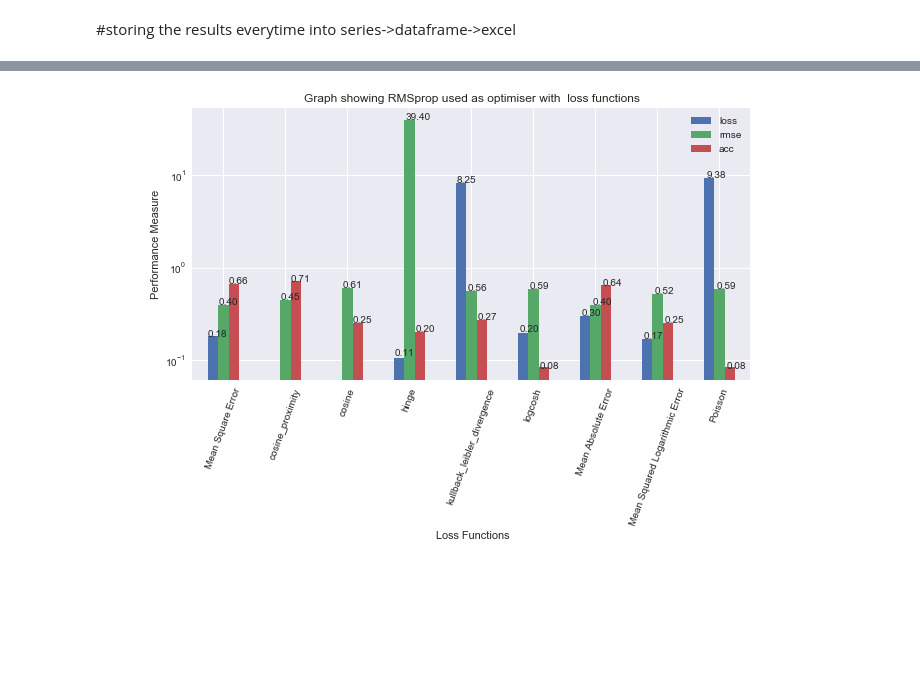
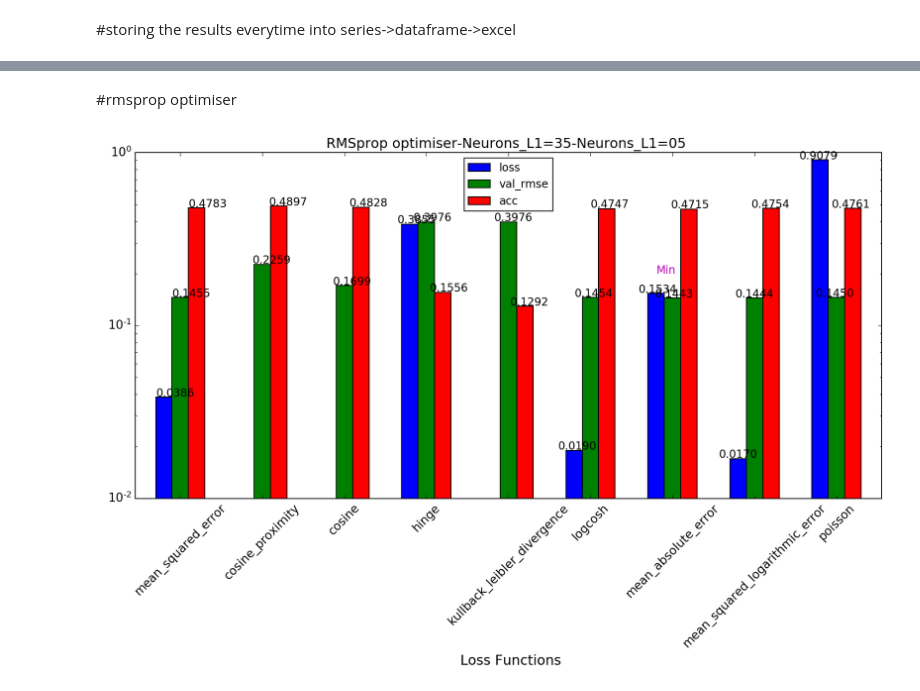
Before and after one commit to Iamrahi/Traffic-Flow-Prediction, a Jupyter notebook: LSTM Flow Function Optimisation Model.ipynb, the cells around one changed output, grey strips where cells are left out. Drawn from its saved outputs; the diff is of its cells as text; code cells hidden in the pictures; blank space fills up the shorter version.

```diff
--- a/LSTM Flow Function Optimisation Model.ipynb
+++ b/LSTM Flow Function Optimisation Model.ipynb
@@ -42,0 +121,3 @@ with open('filtered_data(L1in,L2out,L3out).pickle', 'rb') as handle1:
+# %%
+df = pd.concat([df_d, df_b], axis=1)
+df.set_index('Interval',inplace=True)
@@ -164,5 +313,5 @@ writer.save()
 # %%
-y=pd.read_excel('Results_Objective_Function.xlsx')
+y=pd.read_excel('Results_Objective_Function -Latest.xlsx')
 # %%
 y
 # %% [output]
@@ -217,0 +406,16 @@ plt.savefig('output_pm_sgd.png')
+# %%
+ax=y[(y["Optimiser"] =='sgd') & (y["Neurons_L1"] == 45)].plot(kind='bar',y=['loss','val_rmse','acc'],figsize=(12,8),subplots=False,grid=False,legend=True
+                              ,logy=True,fontsize=10,width=0.60)
+for p in ax.patches:
+    valy = "{0:.4f}".format(round(p.get_height(),4))
+    valx = "{0:.4f}".format(round(p.get_x(),4))
+
+    ax.annotate(str(valy), (float(valx)*0.98 , float(valy) *1.0100),size=12)
+plt.text(x=7.95,y=0.56,s='Min',color='m',size=12)
+plt.tight_layout()
+plt.yticks(fontsize=13)
+plt.xticks(rotation=45,fontsize=13)
+plt.xlabel(' Loss Functions',fontsize=15)
+#plt.ylabel('Performance Measure',fontsize=10)
+plt.title('sgd optimiser-Neurons_L1=45-Neurons_L1=20 ',size=15)
+plt.savefig('output_pm_sgd-Neurons_L1=45-Neurons_L2=20.png')
@@ -218,16 +424,20 @@ plt.savefig('output_pm_sgd.png')
+# %% [markdown]
+#rmsprop optimiser
 # %%
-# plotting and saving the figure for Adagrad optimiser
-ax=y[y.Optimiser=='RMSprop'].plot(kind='bar',y=['loss','rmse','acc'],figsize=(10,5),subplots=False,grid=True,legend=True,
-                              title='Graph showing Adagrad used as optimiser with different loss functions',logy=True)
+ax=y[(y["Optimiser"] =='RMSprop') & (y["Neurons_L1"] == 35)].plot(kind='bar',y=['loss','val_rmse','acc'],figsize=(12,8),subplots=False,grid=False,legend=True
+                              ,logy=True,fontsize=10,width=0.60)
 for p in ax.patches:
-    valy = "{0:.2f}".format(round(p.get_height(),2))
-    valx = "{0:.2f}".format(round(p.get_x(),2))
+    valy = "{0:.4f}".format(round(p.get_height(),4))
+    valx = "{0:.4f}".format(round(p.get_x(),4))
 
-    ax.annotate(str(valy), (float(valx)*1.005 , float(valy) *1.005))
-plt.xticks(rotation=70)
-plt.xlabel(' Loss Functions')
-plt.ylabel('Performance Measure')
-plt.title('Graph showing RMSprop used as optimiser with  loss functions')
-plt.savefig('output_pm_RMSprop.png')
+    ax.annotate(str(valy), (float(valx)*0.98 , float(valy) *1.0100),size=12)
+plt.text(x=5.80,y=0.20,s='Min',color='m',size=12)
+plt.tight_layout()
+plt.yticks(fontsize=13)
+plt.xticks(rotation=45,fontsize=13)
+plt.xlabel(' Loss Functions',fontsize=15)
+#plt.ylabel('Performance Measure',fontsize=10)
+plt.title('RMSprop optimiser-Neurons_L1=35-Neurons_L1=05 ',size=15)
+plt.savefig('output_pm_RMSprop-Neurons_L1=35-Neurons_L2=5.png')
 # %% [output]
-[figure, old version]
+[figure, new version]
```
Also changed, not shown: parts of 77 cells of this notebook, 1 other file.
